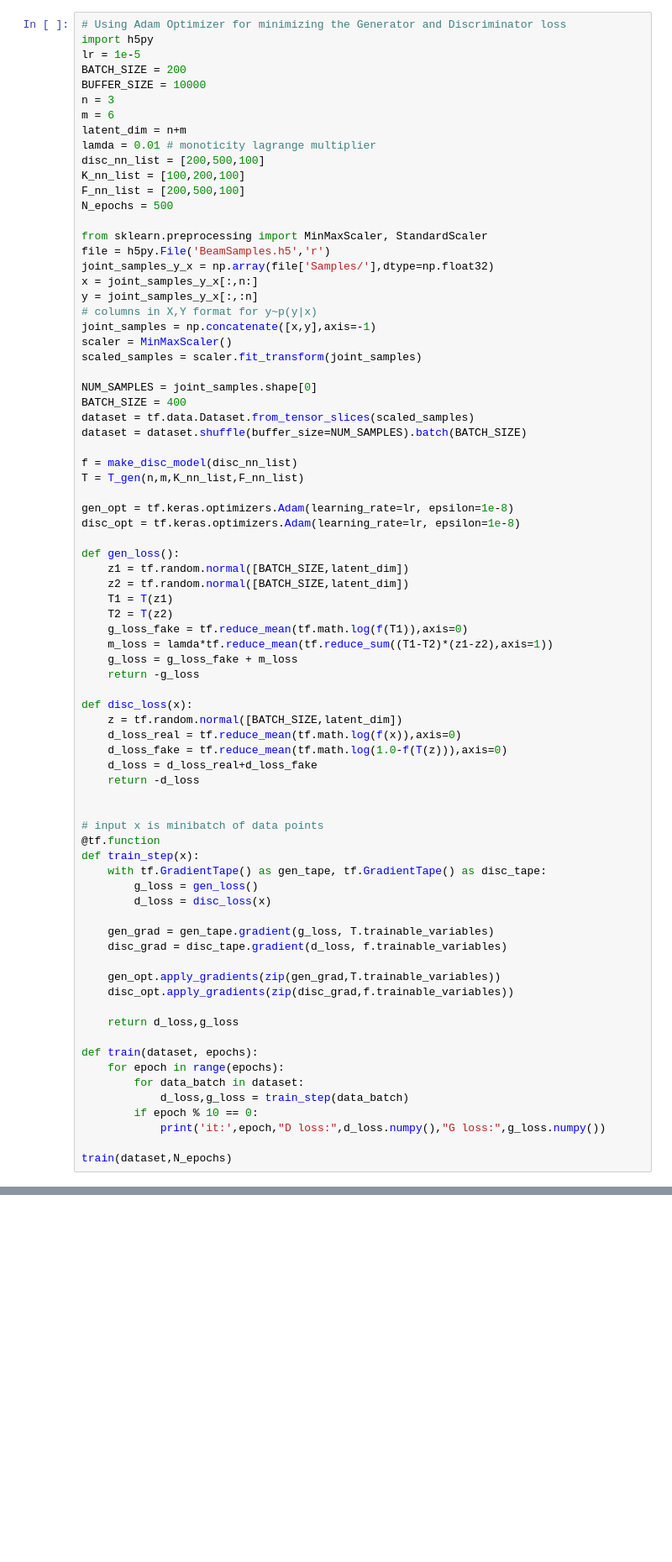
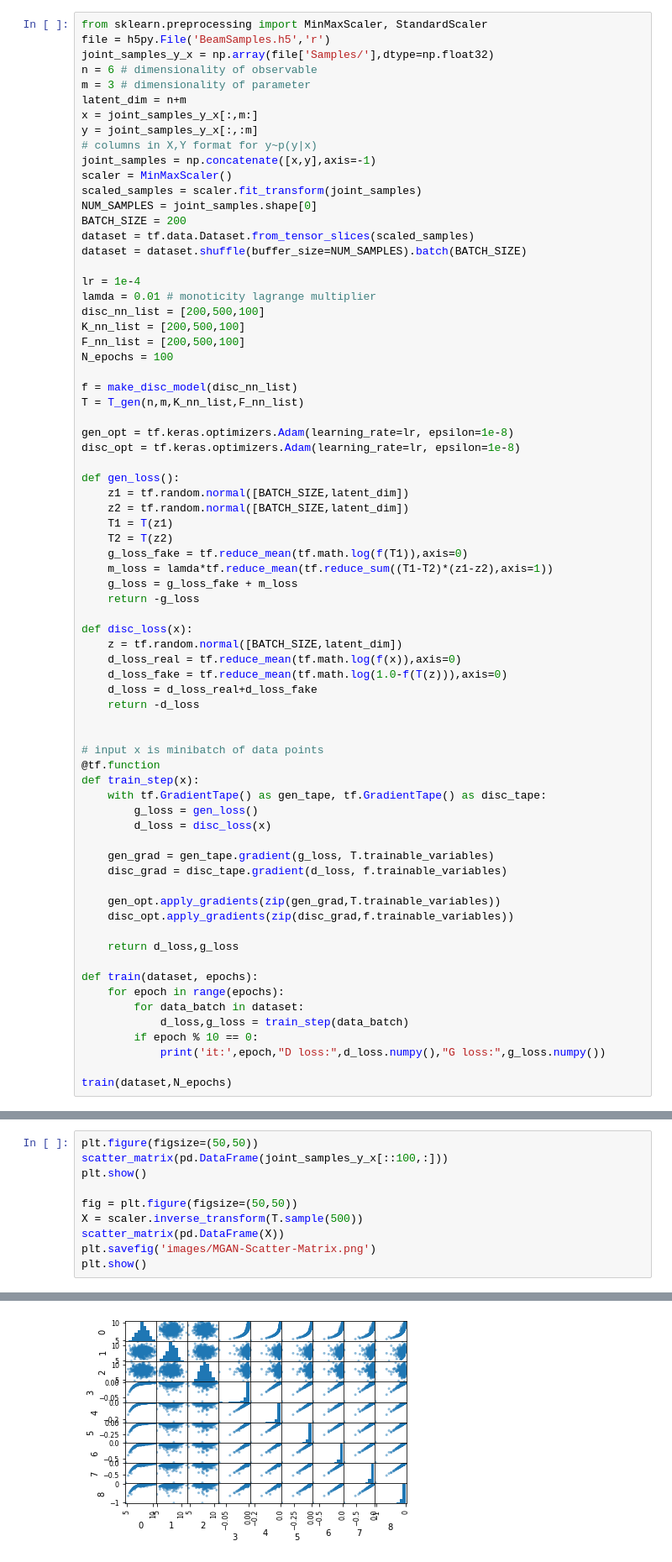
Before and after one commit to CaseyLeeDowdle/TransportNets, a Jupyter notebook: examples/eulerBeam/MGAN-Euler.ipynb, the cells around one changed output, grey strips where cells are left out. Shown at 84% size. Saved outputs shown, nothing was run; the diff lists cells and outputs as text; blank space fills up the shorter version.

```diff
--- a/examples/eulerBeam/MGAN-Euler.ipynb
+++ b/examples/eulerBeam/MGAN-Euler.ipynb
@@ -59,32 +73,27 @@ class T_gen(tf.keras.Model):
 # %%
-# Using Adam Optimizer for minimizing the Generator and Discriminator loss
-import h5py
-lr = 1e-5
-BATCH_SIZE = 200
-BUFFER_SIZE = 10000
-n = 3
-m = 6
-latent_dim = n+m
-lamda = 0.01 # monoticity lagrange multiplier
-disc_nn_list = [200,500,100]
-K_nn_list = [100,200,100]
-F_nn_list = [200,500,100]
-N_epochs = 500
-
 from sklearn.preprocessing import MinMaxScaler, StandardScaler
 file = h5py.File('BeamSamples.h5','r')
 joint_samples_y_x = np.array(file['Samples/'],dtype=np.float32)
-x = joint_samples_y_x[:,n:]
-y = joint_samples_y_x[:,:n]
+n = 6 # dimensionality of observable
+m = 3 # dimensionality of parameter
+latent_dim = n+m
+x = joint_samples_y_x[:,m:]
+y = joint_samples_y_x[:,:m]
 # columns in X,Y format for y~p(y|x)
 joint_samples = np.concatenate([x,y],axis=-1)
 scaler = MinMaxScaler()
 scaled_samples = scaler.fit_transform(joint_samples)
-
 NUM_SAMPLES = joint_samples.shape[0]
-BATCH_SIZE = 400
+BATCH_SIZE = 200
 dataset = tf.data.Dataset.from_tensor_slices(scaled_samples)
 dataset = dataset.shuffle(buffer_size=NUM_SAMPLES).batch(BATCH_SIZE)
+
+lr = 1e-4
+lamda = 0.01 # monoticity lagrange multiplier
+disc_nn_list = [200,500,100]
+K_nn_list = [200,500,100]
+F_nn_list = [200,500,100]
+N_epochs = 100
 
 f = make_disc_model(disc_nn_list)
 T = T_gen(n,m,K_nn_list,F_nn_list)
@@ -153 +151,12 @@ it: 150 D loss: [1.3894901] G loss: [0.65836835]
 KeyboardInterrupt:
+# %%
+plt.figure(figsize=(50,50))
+scatter_matrix(pd.DataFrame(joint_samples_y_x[::100,:]))
+plt.show()
+
+fig = plt.figure(figsize=(50,50))
+X = scaler.inverse_transform(T.sample(500))
+scatter_matrix(pd.DataFrame(X))
+plt.savefig('images/MGAN-Scatter-Matrix.png')
+plt.show()
+# %% [output]
@@ -153,0 +164 @@ KeyboardInterrupt:
+[figure, added]
```
Also changed, not shown: parts of 5 cells of this notebook, 36 other files.
